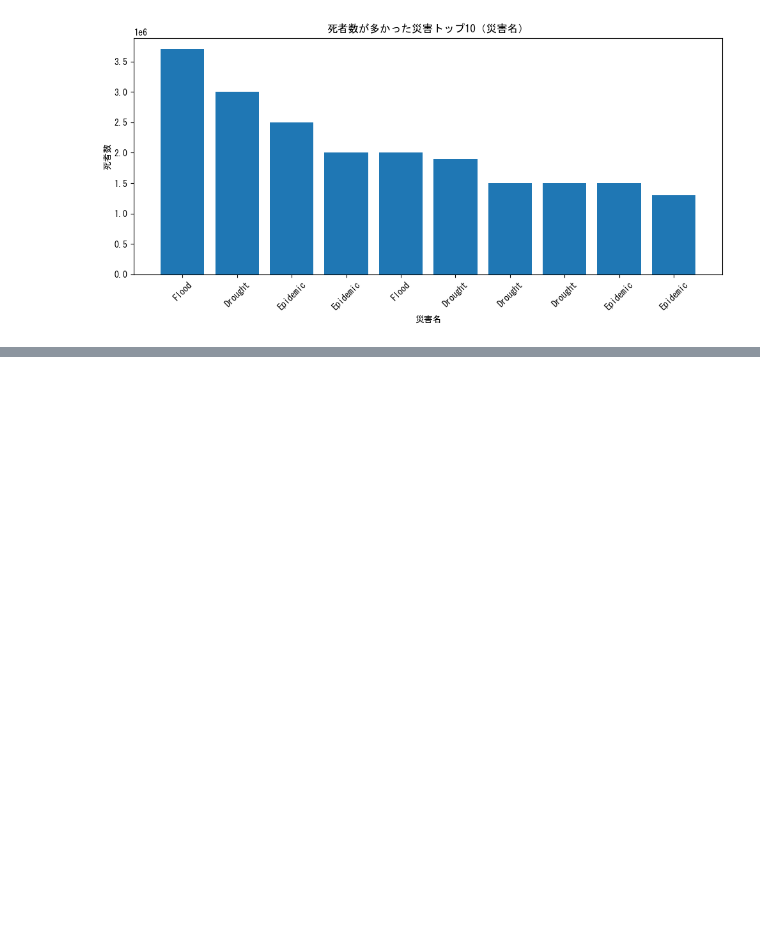
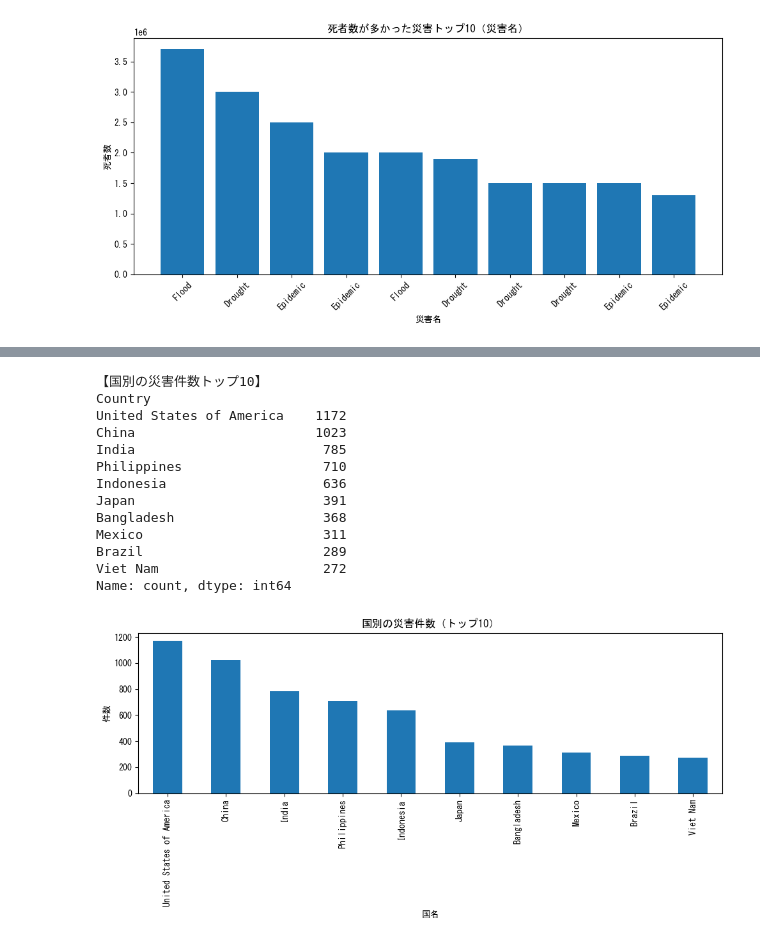
Before and after one commit to awano-kakeru/me, a Jupyter notebook: Week9/disaster challenge.ipynb, the cells around one changed output, grey strips where cells are left out. Saved outputs shown, nothing was run; the diff lists cells and outputs as text; code cells hidden in the pictures; blank space fills up the shorter version.

```diff
--- a/Week9/disaster challenge.ipynb
+++ b/Week9/disaster challenge.ipynb
@@ -189,0 +187,35 @@ plt.show()
+# %%
+import pandas as pd
+import matplotlib.pyplot as plt
+plt.rcParams['font.family'] = 'MS Gothic'
+
+df = pd.read_csv("emdat.csv")
+
+# 国別件数
+country_counts = df["Country"].value_counts()
+
+print("【国別の災害件数トップ10】")
+print(country_counts.head(10))
+
+plt.figure(figsize=(10,5))
+country_counts.head(10).plot(kind="bar")
+plt.title("国別の災害件数（トップ10）")
+plt.xlabel("国名")
+plt.ylabel("件数")
+plt.tight_layout()
+plt.show()
+# %% [output]
+【国別の災害件数トップ10】
+Country
+United States of America    1172
+China                       1023
+India                        785
+Philippines                  710
+Indonesia                    636
+Japan                        391
+Bangladesh                   368
+Mexico                       311
+Brazil                       289
+Viet Nam                     272
+Name: count, dtype: int64
+[figure, added]
```
Also changed, not shown: parts of 12 cells of this notebook, 1 other file.
